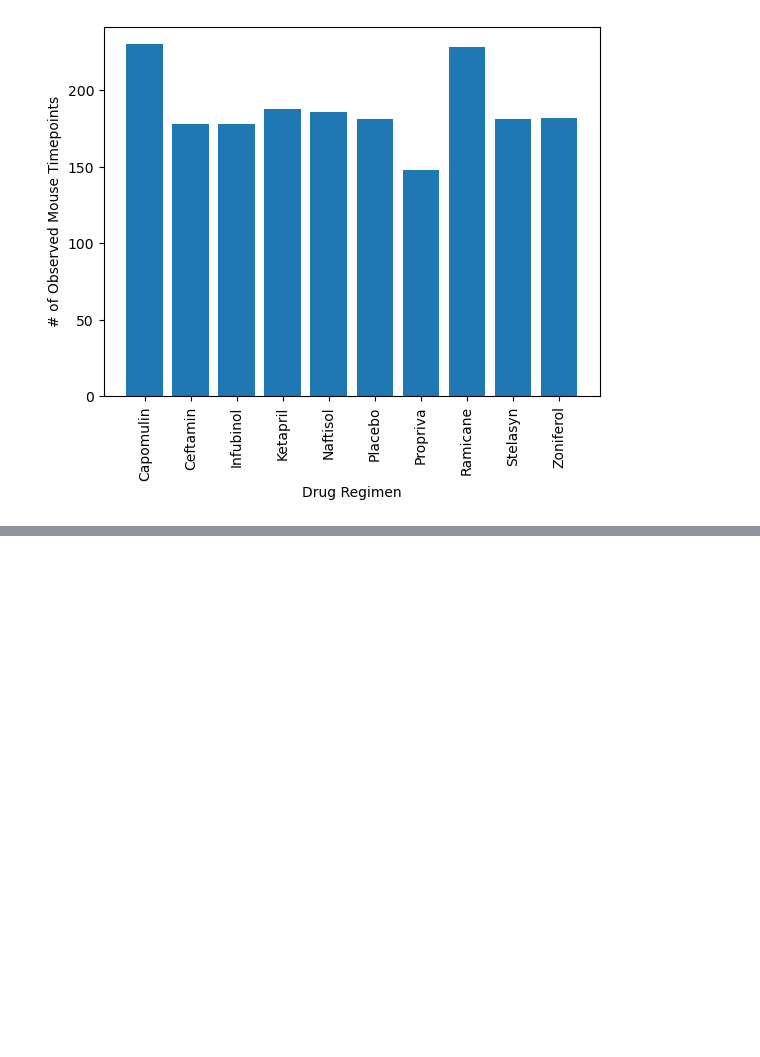
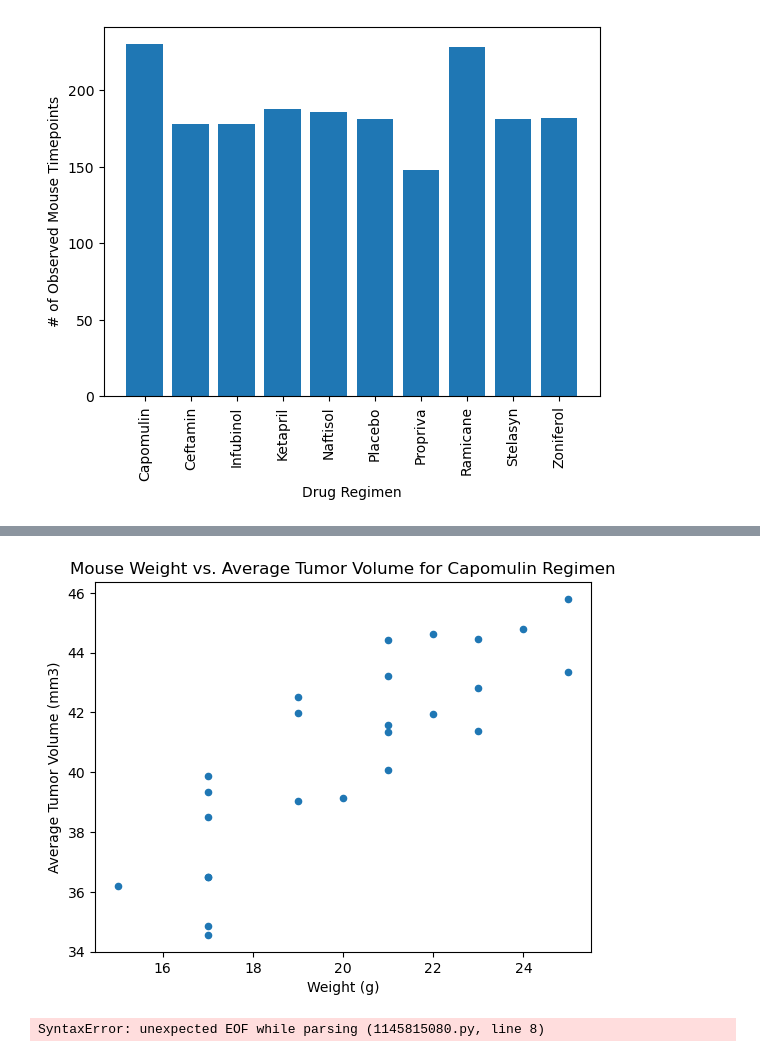
Before and after one commit to yeagernolan19/data_visualization, a Jupyter notebook: Pymaceuticals/pymaceuticals_work.ipynb, the cells around one changed output, grey strips where cells are left out. Saved outputs shown, nothing was run; the diff lists cells and outputs as text; code cells hidden in the pictures; blank space fills up the shorter version.

```diff
--- a/Pymaceuticals/pymaceuticals_work.ipynb
+++ b/Pymaceuticals/pymaceuticals_work.ipynb
@@ -142,0 +246,27 @@ plt.ylabel='Sex'
+# %%
+capomulin_data = experiment_data[experiment_data['Drug Regimen'] == 'Capomulin']
+# %%
+tumor_volume_by_mouse = capomulin_data.groupby('Mouse ID').mean()['Tumor Volume (mm3)']
+# %%
+weight_by_mouse = capomulin_data.groupby('Mouse ID').mean()['Weight (g)']
+# %%
+plot_data = pd.DataFrame({'Weight (g)': weight_by_mouse, 'Average Tumor Volume (mm3)': tumor_volume_by_mouse})
+# %%
+plot_data.plot(kind='scatter', x='Weight (g)', y='Average Tumor Volume (mm3)')
+plt.xlabel('Weight (g)')
+plt.ylabel('Average Tumor Volume (mm3)')
+plt.title('Mouse Weight vs. Average Tumor Volume for Capomulin Regimen')
+plt.show()
+# %% [output]
+[figure, added]
+# %%
+correlation, p_value = pearsonr(plot_data['Weight (g)'], plot_data['Average Tumor Volume (mm3)'])
+print(f"Correlation coefficient: {correlation}")
+slope, intercept, r_value, p_value, std_err = linregress(plot_data['Weight (g)'], plot_data['Average Tumor Volume (mm3)'])
+print(f"Linear regression model: y = {slope:.2f}x + {intercept:.2f}")
+
+# Create the scatter plot with linear regression line
+import matplotlib.pyplot as plt
+plot_data.plot(kind
+# %% [output]
+SyntaxError: unexpected EOF while parsing (1145815080.py, line 8)
```
Also changed, not shown: parts of 21 cells of this notebook.
